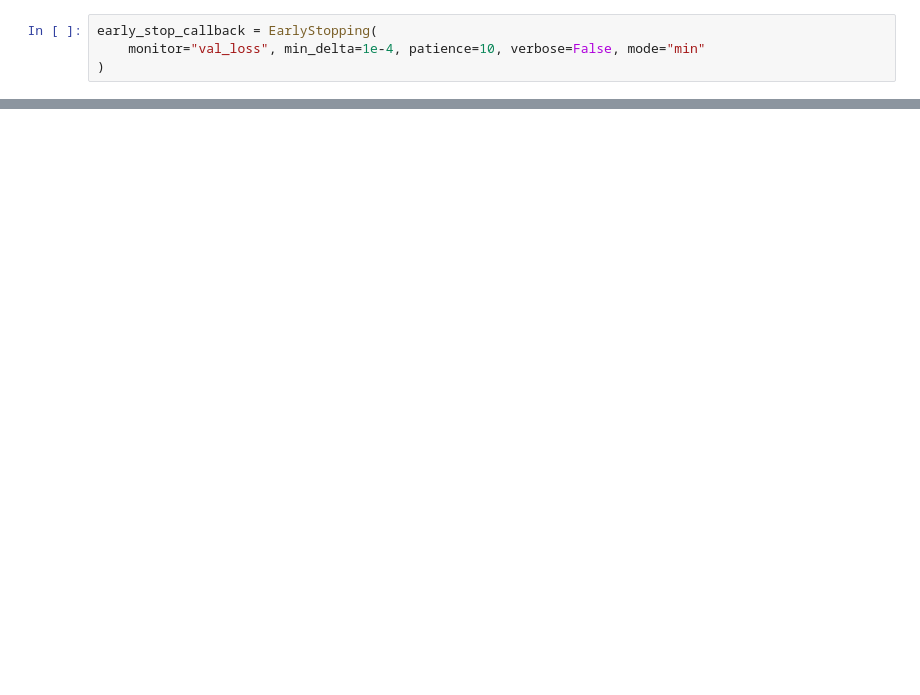
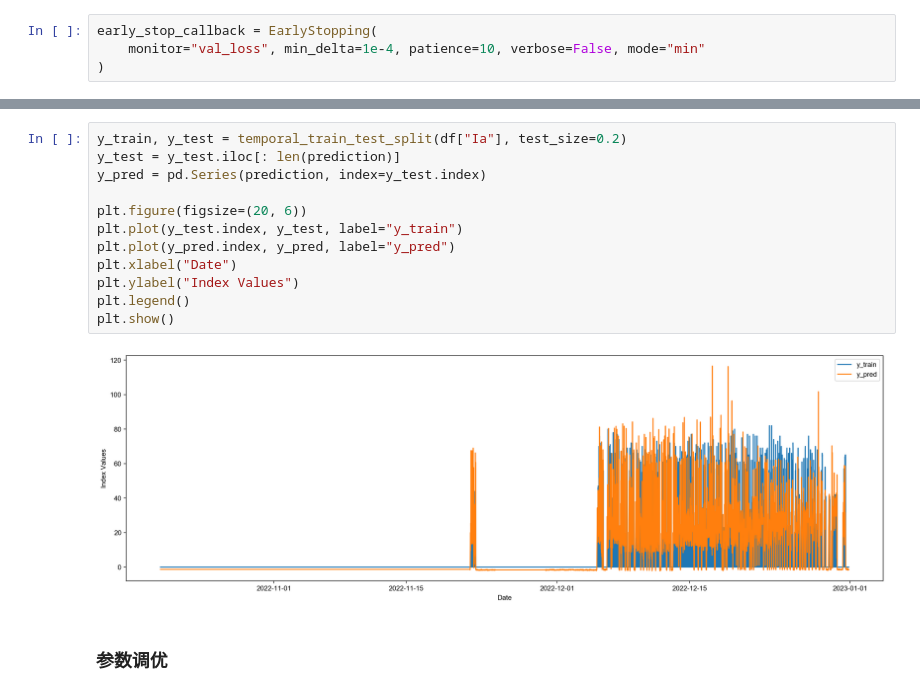
Before and after one commit to Raopend/voltage-current-prediction, a Jupyter notebook: notebook/multioutput-lstm.ipynb, the cells around one changed output, grey strips where cells are left out. Drawn from its saved outputs; the diff is of its cells as text; blank space fills up the shorter version.

```diff
--- a/notebook/multioutput-lstm.ipynb
+++ b/notebook/multioutput-lstm.ipynb
@@ -272,0 +341,16 @@ torch.onnx.export(
+# %%
+y_train, y_test = temporal_train_test_split(df["Ia"], test_size=0.2)
+y_test = y_test.iloc[: len(prediction)]
+y_pred = pd.Series(prediction, index=y_test.index)
+
+plt.figure(figsize=(20, 6))
+plt.plot(y_test.index, y_test, label="y_train")
+plt.plot(y_pred.index, y_pred, label="y_pred")
+plt.xlabel("Date")
+plt.ylabel("Index Values")
+plt.legend()
+plt.show()
+# %% [output]
+[figure, added]
+# %% [markdown]
+### 参数调优
```
Also changed, not shown: parts of 24 cells of this notebook, 2 other files.
